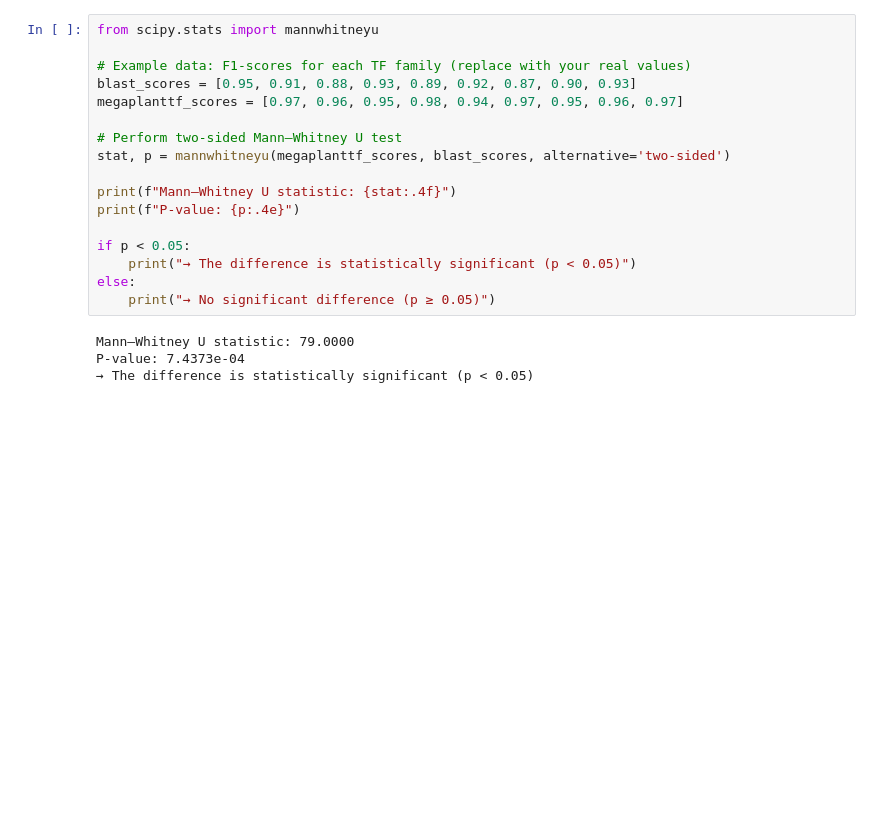
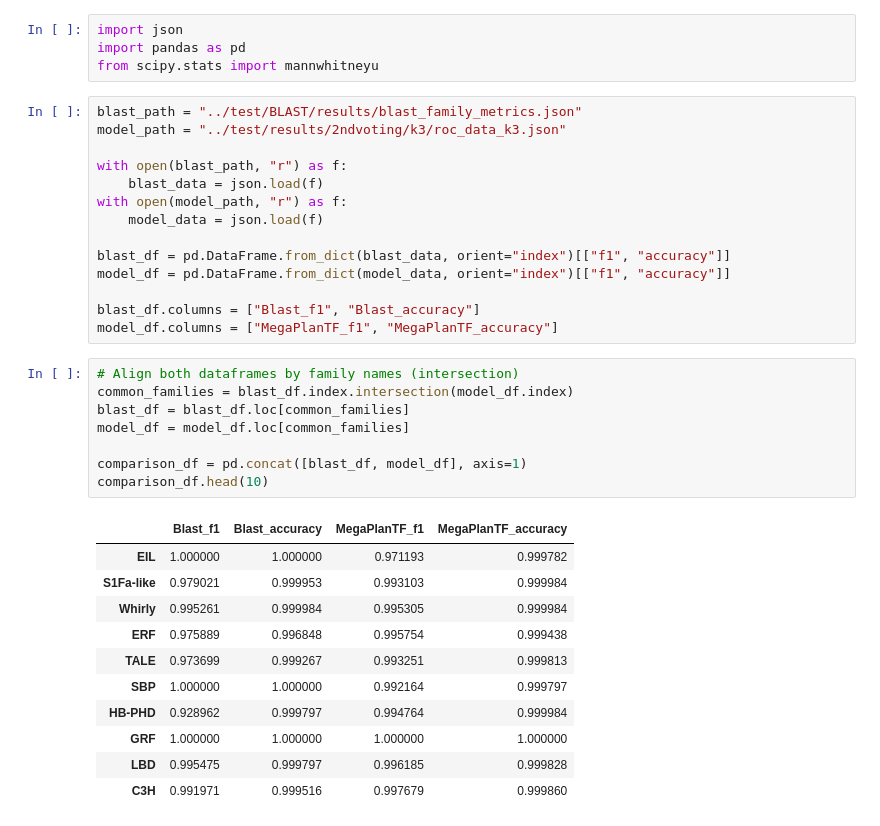
Before and after one commit to Bioinformatics-UM6P/MegaPlantTF, a Jupyter notebook: analysis/test.ipynb, the cells around one changed output. Drawn from its saved outputs; the diff is of its cells as text; blank space fills up the shorter version.

```diff
--- a/analysis/test.ipynb
+++ b/analysis/test.ipynb
@@ -7,21 +1,38 @@ Note: you may need to restart the kernel to use updated packages.
-# %%
-from scipy.stats import mannwhitneyu
-
-# Example data: F1-scores for each TF family (replace with your real values)
-blast_scores = [0.95, 0.91, 0.88, 0.93, 0.89, 0.92, 0.87, 0.90, 0.93]
-megaplanttf_scores = [0.97, 0.96, 0.95, 0.98, 0.94, 0.97, 0.95, 0.96, 0.97]
-
-# Perform two-sided Mann–Whitney U test
-stat, p = mannwhitneyu(megaplanttf_scores, blast_scores, alternative='two-sided')
-
-print(f"Mann–Whitney U statistic: {stat:.4f}")
-print(f"P-value: {p:.4e}")
-
-if p < 0.05:
-    print("→ The difference is statistically significant (p < 0.05)")
-else:
-    print("→ No significant difference (p ≥ 0.05)")
-# %% [output]
-Mann–Whitney U statistic: 79.0000
-P-value: 7.4373e-04
-→ The difference is statistically significant (p < 0.05)
+# %%
+import json
+import pandas as pd
+from scipy.stats import mannwhitneyu
+# %%
+blast_path = "../test/BLAST/results/blast_family_metrics.json"
+model_path = "../test/results/2ndvoting/k3/roc_data_k3.json"
+
+with open(blast_path, "r") as f:
+    blast_data = json.load(f)
+with open(model_path, "r") as f:
+    model_data = json.load(f)
+
+blast_df = pd.DataFrame.from_dict(blast_data, orient="index")[["f1", "accuracy"]]
+model_df = pd.DataFrame.from_dict(model_data, orient="index")[["f1", "accuracy"]]
+
+blast_df.columns = ["Blast_f1", "Blast_accuracy"]
+model_df.columns = ["MegaPlanTF_f1", "MegaPlanTF_accuracy"]
+# %%
+# Align both dataframes by family names (intersection)
+common_families = blast_df.index.intersection(model_df.index)
+blast_df = blast_df.loc[common_families]
+model_df = model_df.loc[common_families]
+
+comparison_df = pd.concat([blast_df, model_df], axis=1)
+comparison_df.head(10)
+# %% [output]
+|  | Blast_f1 | Blast_accuracy | MegaPlanTF_f1 | MegaPlanTF_accuracy |
+| EIL | 1.000000 | 1.000000 | 0.971193 | 0.999782 |
+| S1Fa-like | 0.979021 | 0.999953 | 0.993103 | 0.999984 |
+| Whirly | 0.995261 | 0.999984 | 0.995305 | 0.999984 |
+| ERF | 0.975889 | 0.996848 | 0.995754 | 0.999438 |
+| TALE | 0.973699 | 0.999267 | 0.993251 | 0.999813 |
+| SBP | 1.000000 | 1.000000 | 0.992164 | 0.999797 |
+| HB-PHD | 0.928962 | 0.999797 | 0.994764 | 0.999984 |
+| GRF | 1.000000 | 1.000000 | 1.000000 | 1.000000 |
+| LBD | 0.995475 | 0.999797 | 0.996185 | 0.999828 |
+| C3H | 0.991971 | 0.999516 | 0.997679 | 0.999860 |
```
Also changed, not shown: parts of 4 cells of this notebook, 5 other files.
